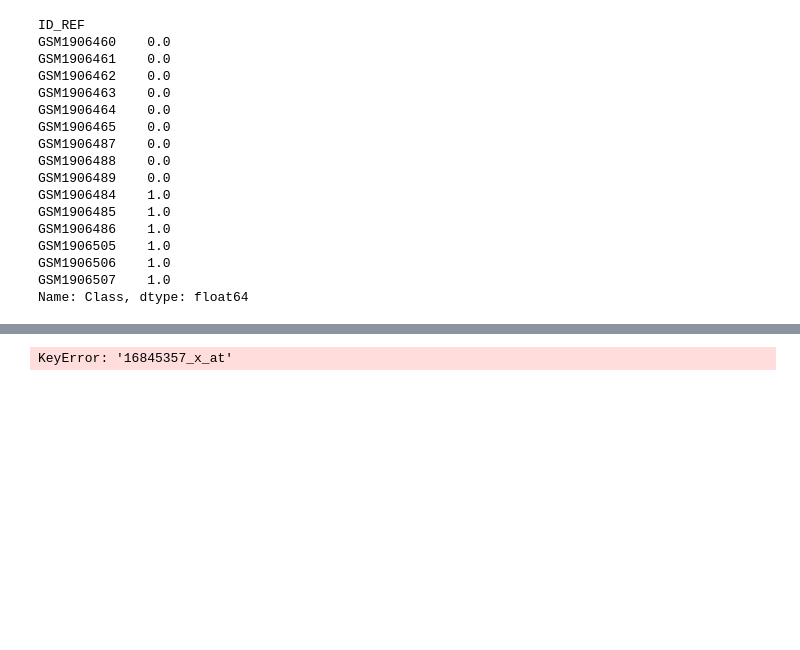
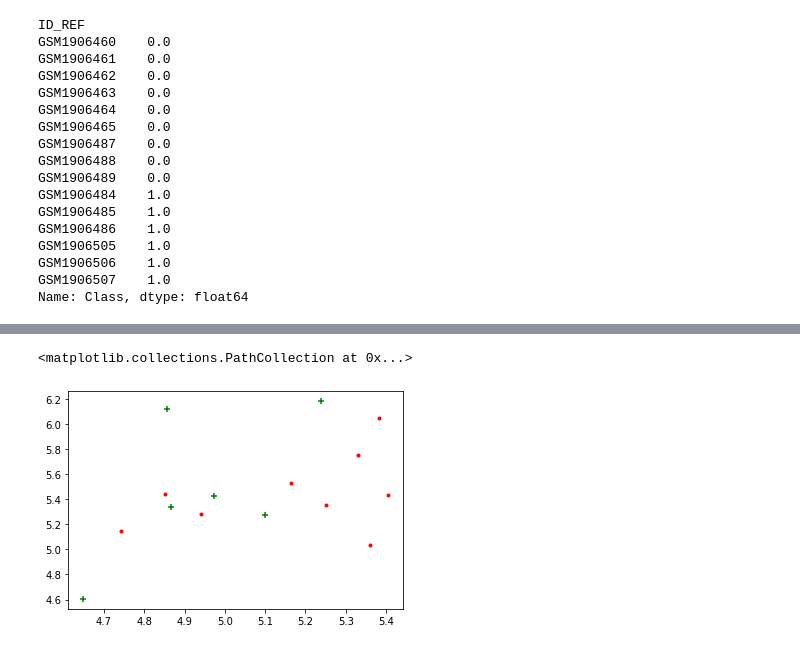
Before and after one commit to subhramit/oc_cognitive_model, a Jupyter notebook: model_SVM.ipynb, the cells around one changed output, grey strips where cells are left out. Saved outputs shown, nothing was run; the diff lists cells and outputs as text; code cells hidden in the pictures; blank space fills up the shorter version.

```diff
--- a/model_SVM.ipynb
+++ b/model_SVM.ipynb
@@ -110,8 +108,9 @@ model.score(X_test,y_test)
 df0 = df[df['Class']==0]
 # %%
 df1 = df[df['Class']==1]
-# %%
-plt.scatter(df0['16845357_x_at'], df0['AFFX-TrpnX-5_at'], color = 'red', marker = '.')
-plt.scatter(df1['16845357_x_at'], df1['AFFX-TrpnX-5_at'], color = 'green', marker = '+')
-# %% [output]
-KeyError: '16845357_x_at'
+# %%
+plt.scatter(df0['11750373_a_at'], df0['11740416_at'], color = 'red', marker = '.')
+plt.scatter(df1['11750373_a_at'], df1['11740416_at'], color = 'green', marker = '+')
+# %% [output]
+<matplotlib.collections.PathCollection at 0x...>
+[figure, added]
```
Also changed, not shown: parts of 7 cells of this notebook.
